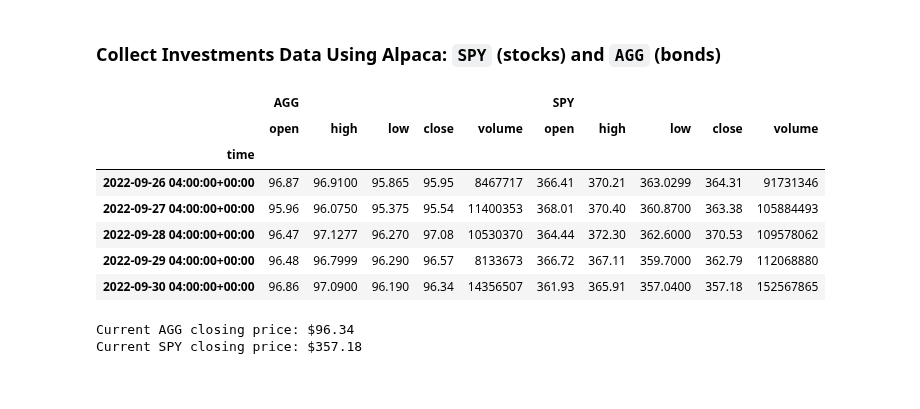
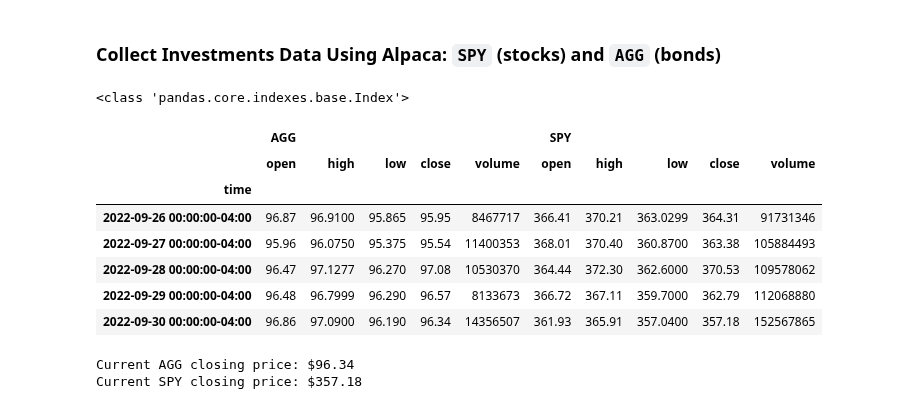
Before and after one commit to SZun/api-challenge, a Jupyter notebook: financial-planner.ipynb, the cells around one changed output. Saved outputs shown, nothing was run; the diff lists cells and outputs as text; code cells hidden in the pictures.

```diff
--- a/financial-planner.ipynb
+++ b/financial-planner.ipynb
@@ -88,39 +91,41 @@ todays_date = dt.today().strftime('%Y-%m-%d')
 iso_date_today = pd.Timestamp(todays_date, tz='America/New_York').isoformat()
 # Date of 1 year ago as ISO format
 iso_date_last_year = get_last_year(iso_date_today)
 
 # Set the tickers
 tickers = ["AGG", "SPY"]
 
 # Set timeframe to "1Day" for Alpaca API
 timeframe = "1Day"
 
 # Get current closing prices for SPY and AGG
 spy_agg_df = alpaca_api.get_bars(tickers, timeframe,
                                     start=iso_date_last_year,
                                     end=iso_date_today).df
 # Rename Index
 spy_agg_df.index.rename('time', inplace=True)
-# @TODO Format Index
+# Format Index
+spy_agg_df.index = spy_agg_df.index.strftime('%Y-%m-%d 00:00:00-%H:00')
 
 # Reorganize the DataFrame
 # Separate ticker data
 agg_df = separate_ticker_data(spy_agg_df, tickers[0])
 spy_df = separate_ticker_data(spy_agg_df, tickers[1])
 
 # # Concatenate the ticker DataFrames
 spy_agg_df = pd.concat([agg_df,spy_df], axis=1, join='inner', keys=tickers)
 # Preview DataFrame
 spy_agg_df.tail()
 # %% [output]
+<class 'pandas.core.indexes.base.Index'>
 |  | AGG |  |  |  |  | SPY |  |  |  |  |
 |  | open | high | low | close | volume | open | high | low | close | volume |
 | time |  |  |  |  |  |  |  |  |  |  |
-| 2022-09-26 04:00:00+00:00 | 96.87 | 96.9100 | 95.865 | 95.95 | 8467717 | 366.41 | 370.21 | 363.0299 | 364.31 | 91731346 |
-| 2022-09-27 04:00:00+00:00 | 95.96 | 96.0750 | 95.375 | 95.54 | 11400353 | 368.01 | 370.40 | 360.8700 | 363.38 | 105884493 |
-| 2022-09-28 04:00:00+00:00 | 96.47 | 97.1277 | 96.270 | 97.08 | 10530370 | 364.44 | 372.30 | 362.6000 | 370.53 | 109578062 |
-| 2022-09-29 04:00:00+00:00 | 96.48 | 96.7999 | 96.290 | 96.57 | 8133673 | 366.72 | 367.11 | 359.7000 | 362.79 | 112068880 |
-| 2022-09-30 04:00:00+00:00 | 96.86 | 97.0900 | 96.190 | 96.34 | 14356507 | 361.93 | 365.91 | 357.0400 | 357.18 | 152567865 |
+| 2022-09-26 00:00:00-04:00 | 96.87 | 96.9100 | 95.865 | 95.95 | 8467717 | 366.41 | 370.21 | 363.0299 | 364.31 | 91731346 |
+| 2022-09-27 00:00:00-04:00 | 95.96 | 96.0750 | 95.375 | 95.54 | 11400353 | 368.01 | 370.40 | 360.8700 | 363.38 | 105884493 |
+| 2022-09-28 00:00:00-04:00 | 96.47 | 97.1277 | 96.270 | 97.08 | 10530370 | 364.44 | 372.30 | 362.6000 | 370.53 | 109578062 |
+| 2022-09-29 00:00:00-04:00 | 96.48 | 96.7999 | 96.290 | 96.57 | 8133673 | 366.72 | 367.11 | 359.7000 | 362.79 | 112068880 |
+| 2022-09-30 00:00:00-04:00 | 96.86 | 97.0900 | 96.190 | 96.34 | 14356507 | 361.93 | 365.91 | 357.0400 | 357.18 | 152567865 |
 # %%
 # Utility lambda method to get latest closing price
 get_latest_close = lambda df: df['close'][-1]
```
Also changed, not shown: parts of 2 cells of this notebook, 1 other file.
